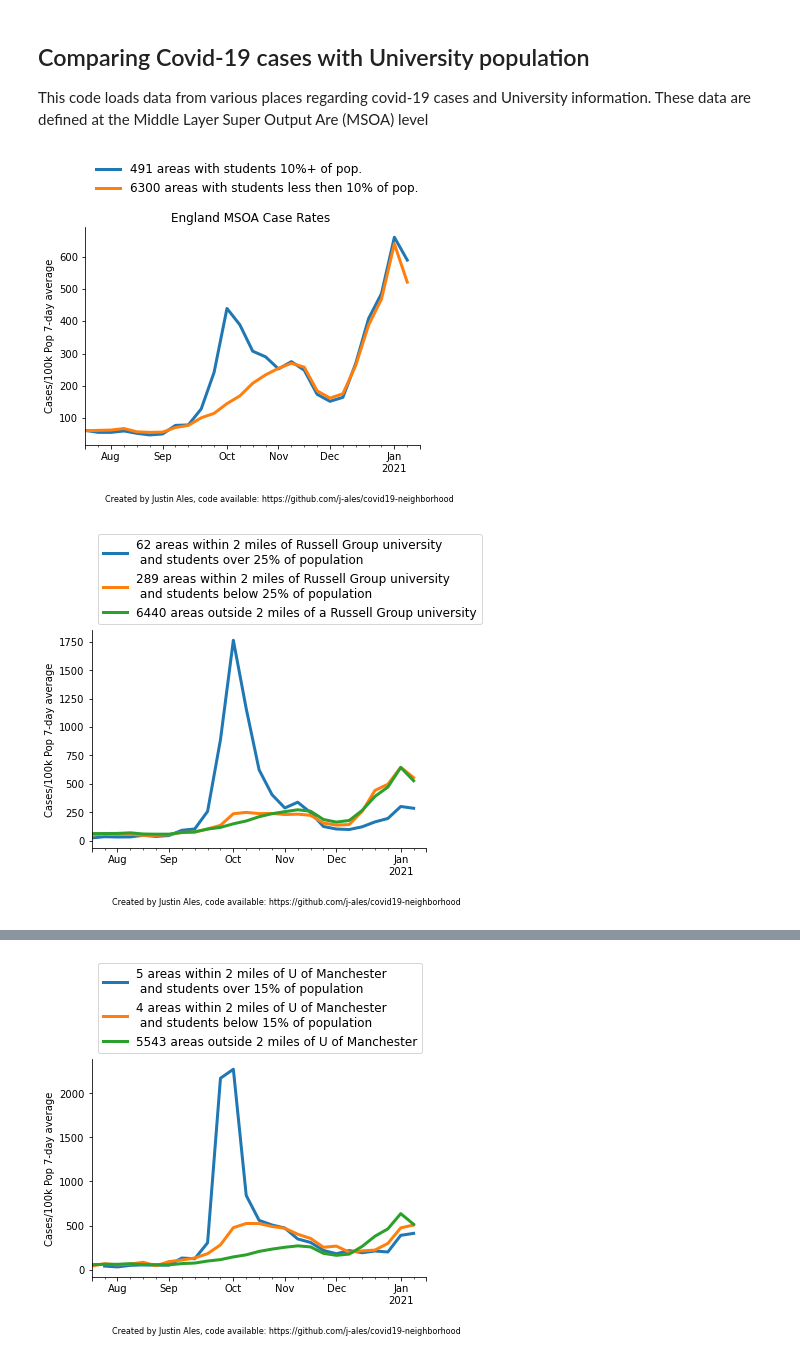
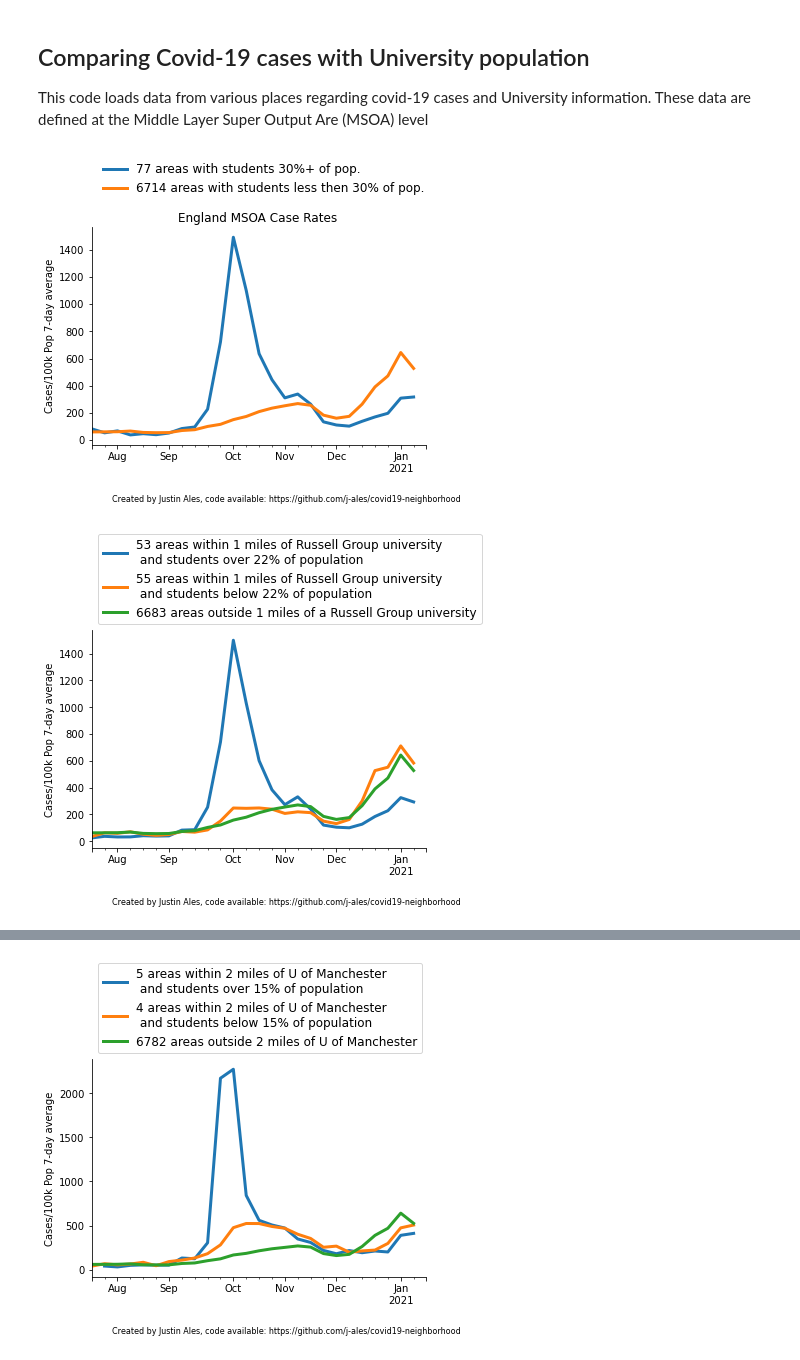
Before and after one commit to j-ales/covid19-neighborhood, a Jupyter notebook: covidNeighborhoodEngland.ipynb, the cells around one changed output, grey strips where cells are left out. Cells and saved outputs as stored; diff of their text form; code cells hidden in the pictures.

Commit message:
Updated selection to fix problem in rest of country

```diff
--- a/covidNeighborhoodEngland.ipynb
+++ b/covidNeighborhoodEngland.ipynb
@@ -164,43 +164,43 @@ merged['Student Percentage'] = merged['Student Population'] / merged['Total Pop'
 # %%
 # Separate English MSOA by student concentation.
 ###
-popThresh = .10
+popThresh = .3
 ###
 
 highStudent = merged.loc[merged['Student Percentage'] >= popThresh]
 lowStudent = merged.loc[merged['Student Percentage'] < popThresh]
 
 highData= highStudent.groupby(['date'])[['newCasesBySpecimenDateRollingRate']].mean()
 lowData= lowStudent.groupby(['date'])[['newCasesBySpecimenDateRollingRate']].mean()
 
 numberHigh=len(highStudent['areaCode'].unique())
 numberLow=len(lowStudent['areaCode'].unique())
 
 fig, ax = plt.subplots(1, 1)
 highData.plot(y='newCasesBySpecimenDateRollingRate',ax=ax,linewidth=3)
 lowData.plot(y='newCasesBySpecimenDateRollingRate',ax=ax,linewidth=3)
 
 plt.legend(['{} areas with students {:.0%}+ of pop.'.format(numberHigh,popThresh),
         '{} areas with students less then {:.0%} of pop.'.format(numberLow,popThresh)],
            frameon=False,fontsize=12,loc="lower left",bbox_to_anchor=(0,1.1))
 plt.ylabel('Weekly Cases per 100k')
 
 
 plt.title('England MSOA Case Rates ')
 ax = plt.gca()
 commonPlotDecoration(ax)
 plt.ylabel('Cases/100k Pop 7-day average')
 plt.show()
 # %% [output]
-[figure, old version]
+[figure, new version]
 # %%
 
 # Look at all Russel Group Universities in England as a group
 
 ###
 
-popThresh = .25
-distThresh = 2
+popThresh = .22
+distThresh = 1
 ####
 
 #Which attributes to select data by.
@@ -217,7 +217,7 @@ selectTheseUni = np.full(merged.shape[0], True)
 
 close = merged.loc[( merged[classifyBy] >= popThresh) & (merged[uniGroup] < distThresh) & selectTheseUni , :]
 far = merged.loc[ (merged[classifyBy] < popThresh) & (merged[uniGroup] < distThresh) & selectTheseUni, :]
-rest = merged.loc[(merged[uniGroup] >= distThresh), :]
+rest = merged.loc[~((merged[uniGroup] < distThresh) & selectTheseUni), :]
 
 numberClose=len(close['areaCode'].unique())
 numberFar=len(far['areaCode'].unique())
@@ -239,7 +239,7 @@ commonPlotDecoration(ax)
 plt.ylabel('Cases/100k Pop 7-day average')
 plt.show()
 # %% [output]
-[figure, old version]
+[figure, new version]
 # %%
 
 # Pull out just U Sheffield
```
Also changed, not shown: parts of 3 cells of this notebook, 1 other file.
